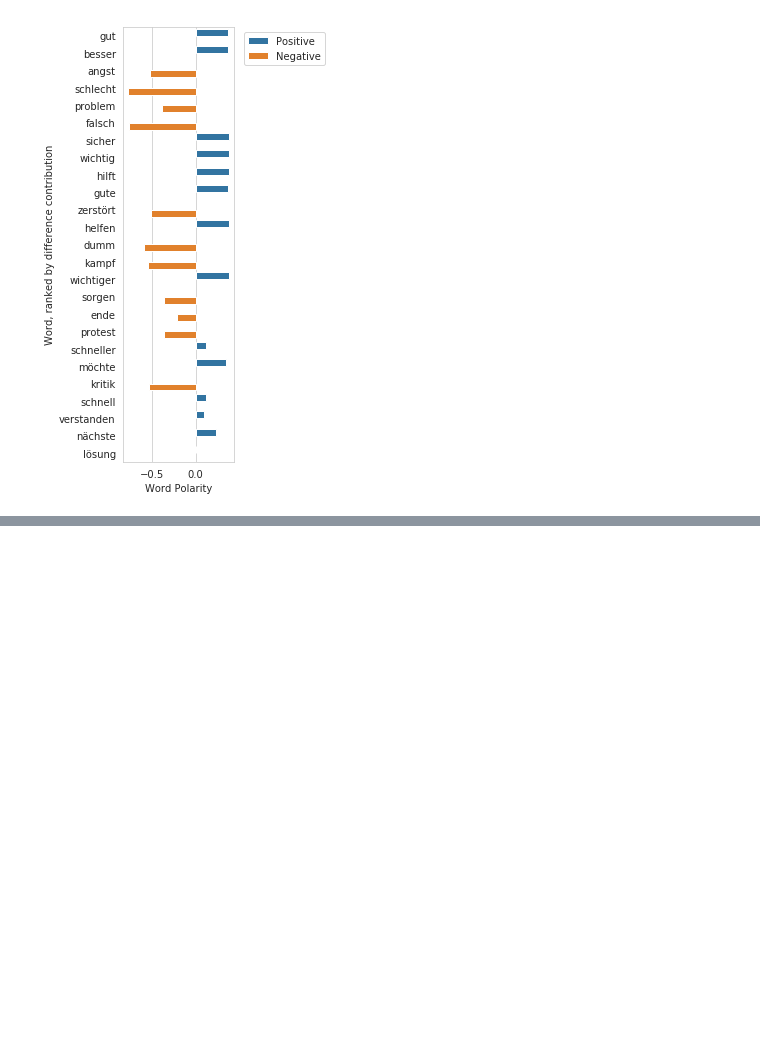
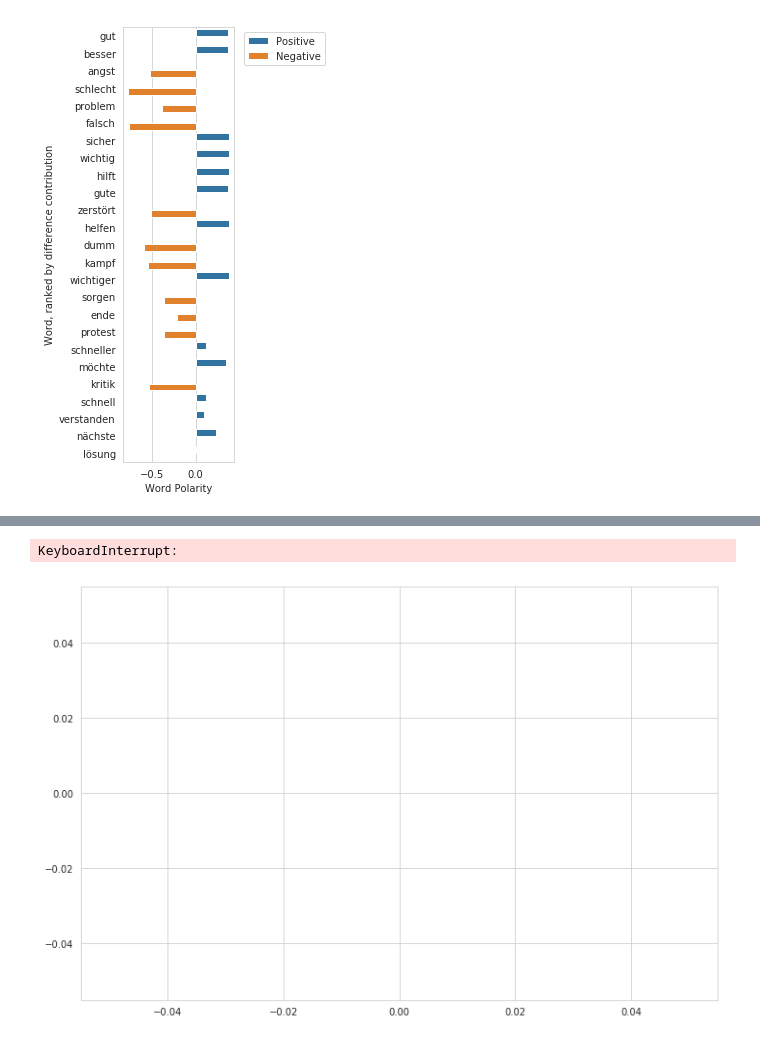
Before and after one commit to yuantinglee/twitter-discourse, a Jupyter notebook: analysis/word_shifts.ipynb, the cells around one changed output, grey strips where cells are left out. Saved outputs shown, nothing was run; the diff lists cells and outputs as text; code cells hidden in the pictures; blank space fills up the shorter version.

Commit message:
words over time

```diff
--- a/analysis/word_shifts.ipynb
+++ b/analysis/word_shifts.ipynb
@@ -1391,0 +1563,20 @@ plt.show()
+# %%
+# zestört
+zestört_counter = []
+for i in texts_de.index:
+    entry = texts_de.loc[i]
+    zestört_count = word_counter(entry['text'],"zestört")
+    zestört_counter.append(zestört_count)
+# %%
+# helfen
+helfen_counter = []
+for i in texts_de.index:
+    entry = texts_de.loc[i]
+    helfen_count = word_counter(entry['text'],"helfen")
+    helfen_counter.append(helfen_count)
+# %%
+coal_word_count =  list(zip(gut_counter, besser_counter, angst_counter, schlecht_counter, problem_counter, falsch_counter,
+                            sicher_counter, wichtig_counter, hilft_counter, gute_counter, zestört_counter, helfen_counter))
+df_coal_word_count = pd.DataFrame(coal_word_count, columns = ['gut' , 'besser', 'angst', 'schlecht', 'problem', 'falsch',
+                                                              'sicher', 'wichtig', 'hilft', 'gute', 'zestört', 'helfen'])
+df_coal_word_count.to_csv('df_coal_word_count.csv')
@@ -1391,0 +1592,3 @@ plt.show()
+# %%
+texts_de_word_count = pd.concat([texts_de, df_coal_word_count], axis=1)
+texts_de_word_count.head()
@@ -1391,0 +1602,15 @@ plt.show()
+# %%
+words_list = ['gut' , 'besser', 'angst', 'schlecht', 'problem', 'falsch',
+              'sicher', 'wichtig', 'hilft', 'gute', 'zestört', 'helfen']
+# plot trend
+fig, ax = plt.subplots(figsize=(12,8))
+#for word in words_list:
+#    sns.lineplot('date_only', word, data = texts_de_word_count, ax = ax)
+sns.lineplot('date_only', 'gut', data = texts_de_word_count, ax = ax)
+ax.set(xlabel="Date",
+       ylabel="Word Count",
+       title="Daily word count over time")
+plt.show()
+# %% [output]
+KeyboardInterrupt:
+[figure, added]
```
Also changed, not shown: parts of 23 cells of this notebook.
